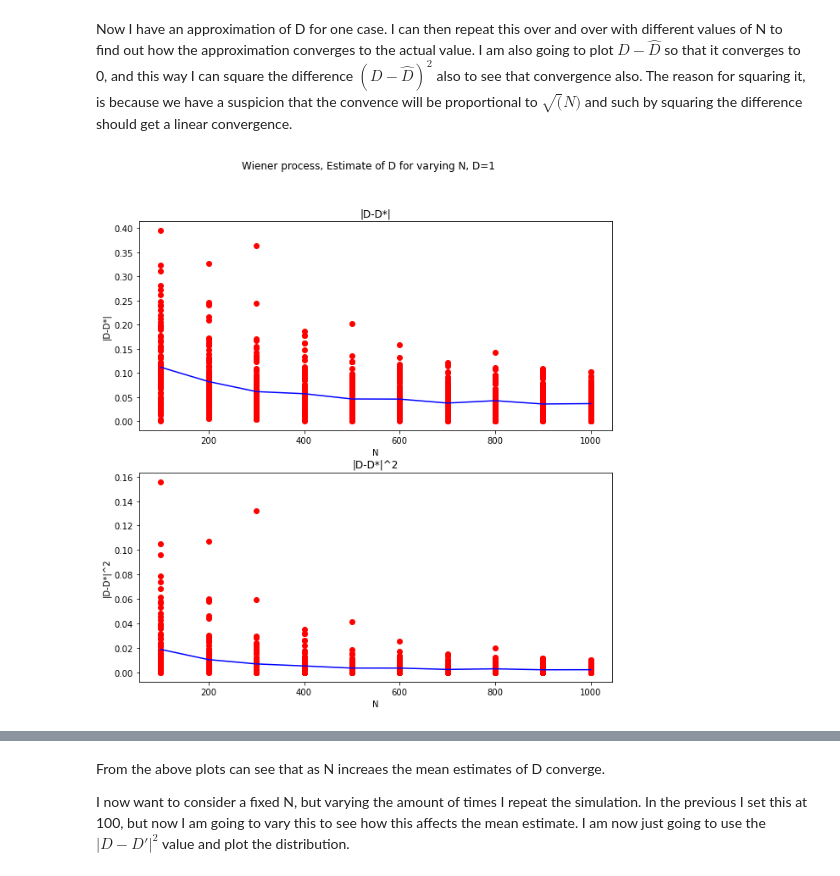
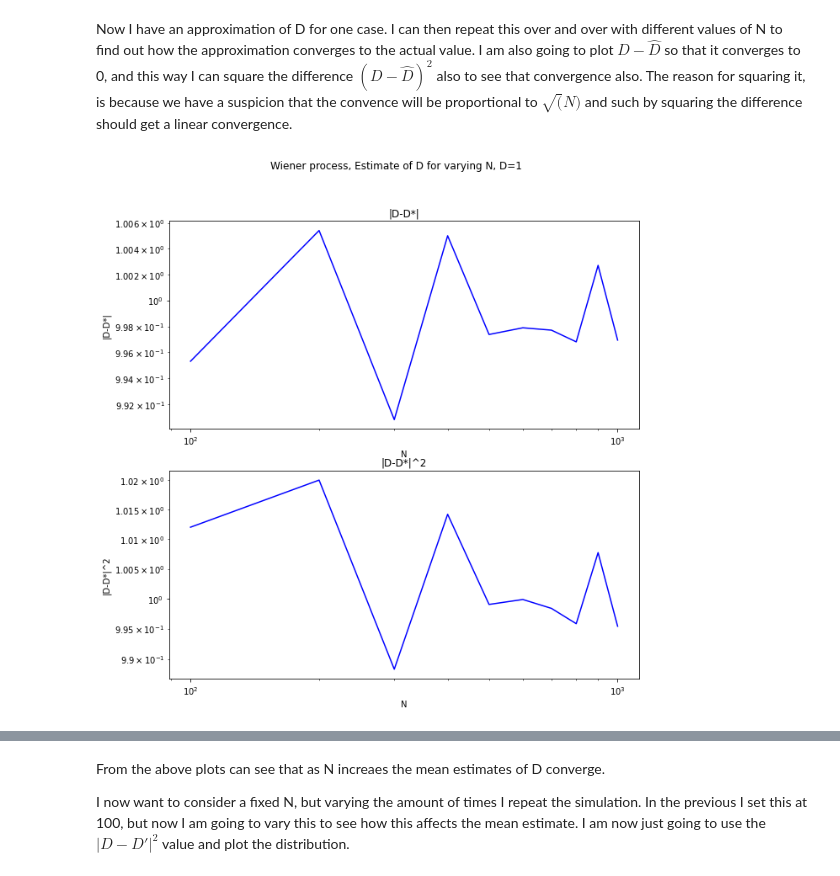
Before and after one commit to db14401/M4R, a Jupyter notebook: SDE_numerical_solution.ipynb, the cells around one changed output, grey strips where cells are left out. Cells and saved outputs as stored; diff of their text form; code cells hidden in the pictures.

```diff
--- a/SDE_numerical_solution.ipynb
+++ b/SDE_numerical_solution.ipynb
@@ -172,34 +172,38 @@ Now I have an approximation of D for one case. I can then repeat this over and o
 # %%
 x_0 = 0.0
 k = 0.0
 T_lim = np.array([0, 10])
 N_vals = np.arange(100, 1100, 100)
 D = 1.0
 M = 100
 D_prime = np.zeros((np.size(N_vals, 0), M))
 
 
 fig, axi = plt.subplots(2, figsize=(10, 10))
 fig.suptitle('Wiener process, Estimate of D for varying N, D=1')
 axi[0].set_title(f'|D-D*|')
 axi[0].set_xlabel('N')
 axi[0].set_ylabel('|D-D*|')
+axi[0].set_yscale('log')
+axi[0].set_xscale('log')
 
 axi[1].set_title(f'|D-D*|^2')
 axi[1].set_xlabel('N')
 axi[1].set_ylabel('|D-D*|^2')
+axi[1].set_yscale('log')
+axi[1].set_xscale('log')
 
 for i, N in enumerate(N_vals):
     for j in range(M):
         t, x = EulerMaruyamaMethod(x_0, k, T_lim, N, D)
-        D_prime[i, j] = np.abs(D-EstimateVariance(x, T_lim, N))
+        D_prime[i, j] = EstimateVariance(x, T_lim, N)
 
-        axi[0].scatter(N, D_prime[i, j], c='r')
-        axi[1].scatter(N, D_prime[i, j]**2, c='r')
+        #axi[0].scatter(N, D_prime[i, j], c='r')
+        #axi[1].scatter(N, D_prime[i, j]**2, c='r')
 
 
 axi[0].plot(N_vals, np.mean(D_prime, axis=1), c='b')
 axi[1].plot(N_vals, np.mean(np.power(D_prime, 2), axis=1), c='b')
 plt.show()
 # %% [output]
-[figure, old version]
+[figure, new version]
```
Also changed, not shown: parts of 4 cells of this notebook.
